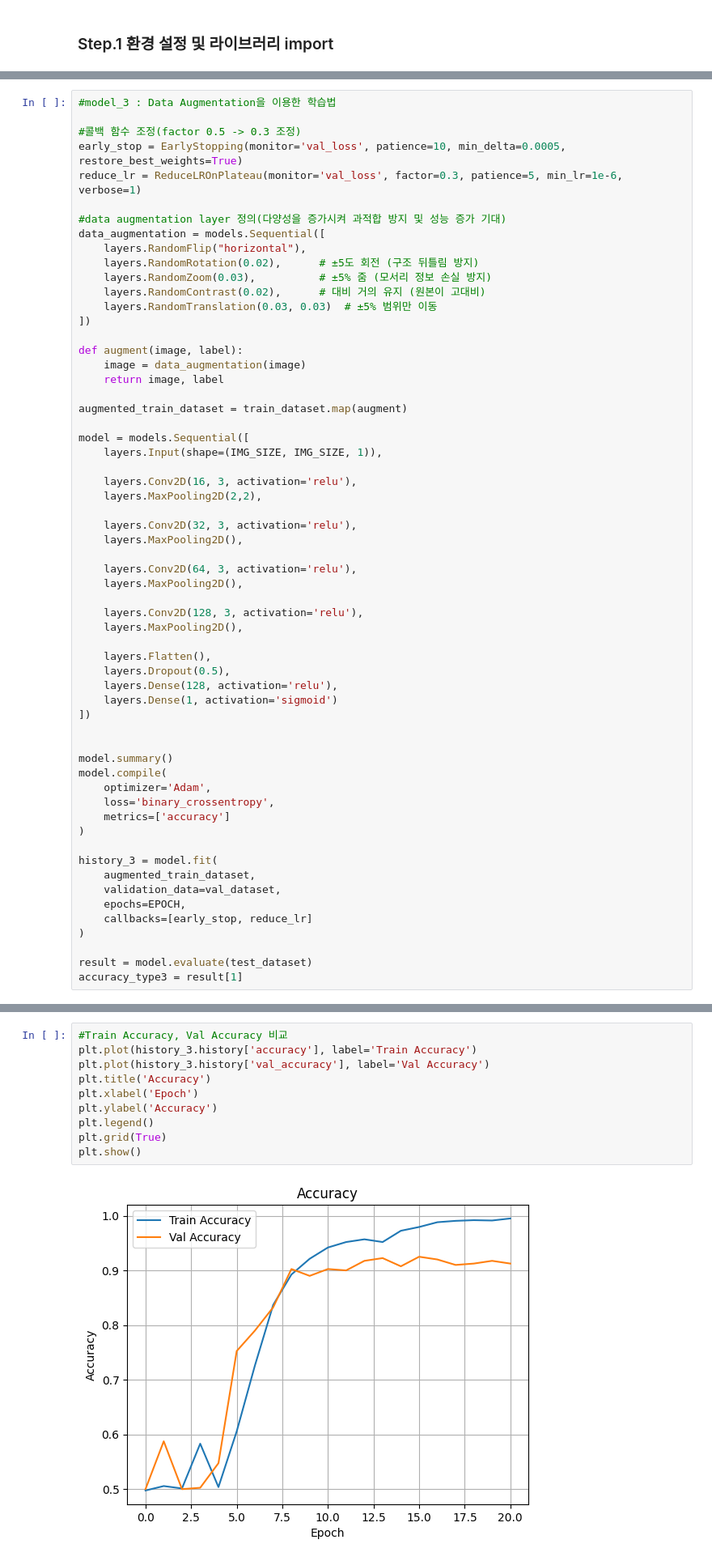
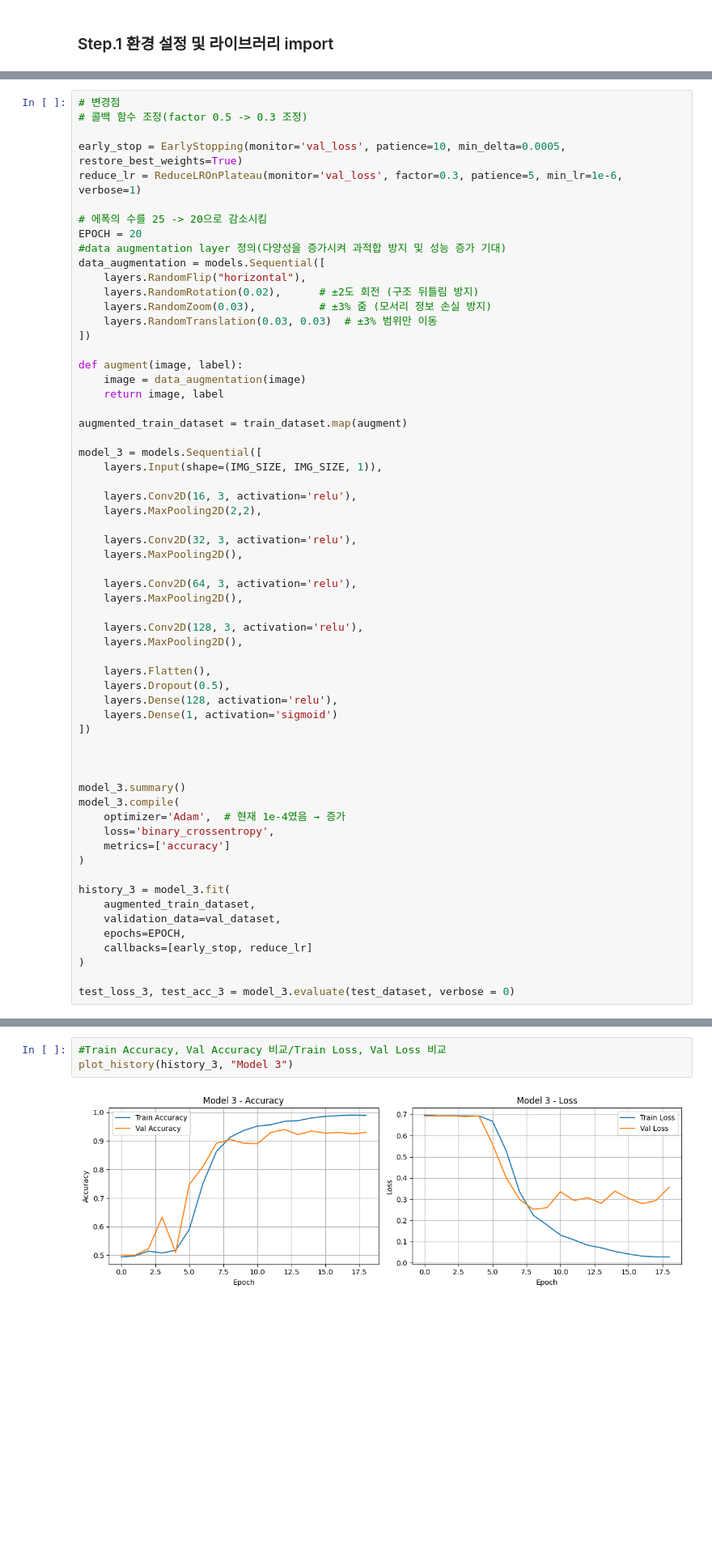
Before and after one commit to jsh0725/PCB_Classification, a Jupyter notebook: Binary_classification.ipynb, the cells around one changed output, grey strips where cells are left out. Shown at 81% size. Saved outputs shown, nothing was run; the diff lists cells and outputs as text; blank space fills up the shorter version.

```diff
--- a/Binary_classification.ipynb
+++ b/Binary_classification.ipynb
@@ -246,17 +437,18 @@ plt.show()
 # %%
-#model_3 : Data Augmentation을 이용한 학습법
+# 변경점
+# 콜백 함수 조정(factor 0.5 -> 0.3 조정)
 
-#콜백 함수 조정(factor 0.5 -> 0.3 조정)
 early_stop = EarlyStopping(monitor='val_loss', patience=10, min_delta=0.0005, restore_best_weights=True)
 reduce_lr = ReduceLROnPlateau(monitor='val_loss', factor=0.3, patience=5, min_lr=1e-6, verbose=1)
 
+# 에폭의 수를 25 -> 20으로 감소시킴
+EPOCH = 20
 #data augmentation layer 정의(다양성을 증가시켜 과적합 방지 및 성능 증가 기대)
 data_augmentation = models.Sequential([
     layers.RandomFlip("horizontal"),
-    layers.RandomRotation(0.02),      # ±5도 회전 (구조 뒤틀림 방지)
-    layers.RandomZoom(0.03),          # ±5% 줌 (모서리 정보 손실 방지)
-    layers.RandomContrast(0.02),      # 대비 거의 유지 (원본이 고대비)
-    layers.RandomTranslation(0.03, 0.03)  # ±5% 범위만 이동
+    layers.RandomRotation(0.02),      # ±2도 회전 (구조 뒤틀림 방지)
+    layers.RandomZoom(0.03),          # ±3% 줌 (모서리 정보 손실 방지)
+    layers.RandomTranslation(0.03, 0.03)  # ±3% 범위만 이동
 ])
 
 def augment(image, label):
@@ -265,7 +457,7 @@ def augment(image, label):
 
 augmented_train_dataset = train_dataset.map(augment)
 
-model = models.Sequential([
+model_3 = models.Sequential([
     layers.Input(shape=(IMG_SIZE, IMG_SIZE, 1)),
 
     layers.Conv2D(16, 3, activation='relu'),
@@ -287,22 +479,22 @@ model = models.Sequential([
 ])
 
 
-model.summary()
-model.compile(
-    optimizer='Adam',
+
+model_3.summary()
+model_3.compile(
+    optimizer='Adam',  # 현재 1e-4였음 → 증가
     loss='binary_crossentropy',
     metrics=['accuracy']
 )
 
-history_3 = model.fit(
+history_3 = model_3.fit(
     augmented_train_dataset,
     validation_data=val_dataset,
     epochs=EPOCH,
     callbacks=[early_stop, reduce_lr]
 )
 
-result = model.evaluate(test_dataset)
-accuracy_type3 = result[1]
+test_loss_3, test_acc_3 = model_3.evaluate(test_dataset, verbose = 0)
 # %% [output]
 Model: "sequential_3"
 _________________________________________________________________
@@ -324,12 +516,5 @@ Epoch 21: ReduceLROnPlateau reducing learning rate to 9.000000427477062e-05.
 # %%
-#Train Accuracy, Val Accuracy 비교
-plt.plot(history_3.history['accuracy'], label='Train Accuracy')
-plt.plot(history_3.history['val_accuracy'], label='Val Accuracy')
-plt.title('Accuracy')
-plt.xlabel('Epoch')
-plt.ylabel('Accuracy')
-plt.legend()
-plt.grid(True)
-plt.show()
+#Train Accuracy, Val Accuracy 비교/Train Loss, Val Loss 비교
+plot_history(history_3, "Model 3")
 # %% [output]
-[figure, old version]
+[figure, new version]
```
Also changed, not shown: parts of 27 cells of this notebook.
